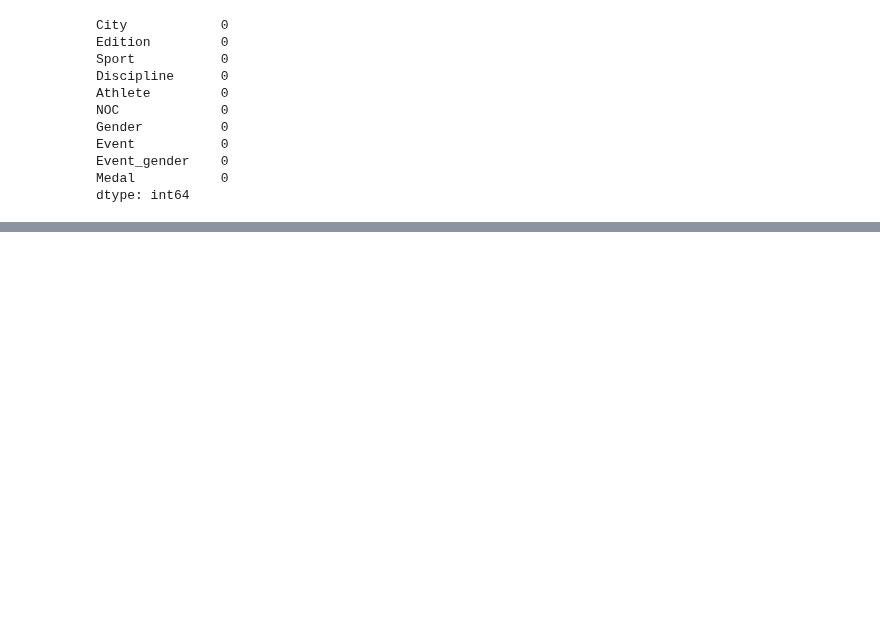
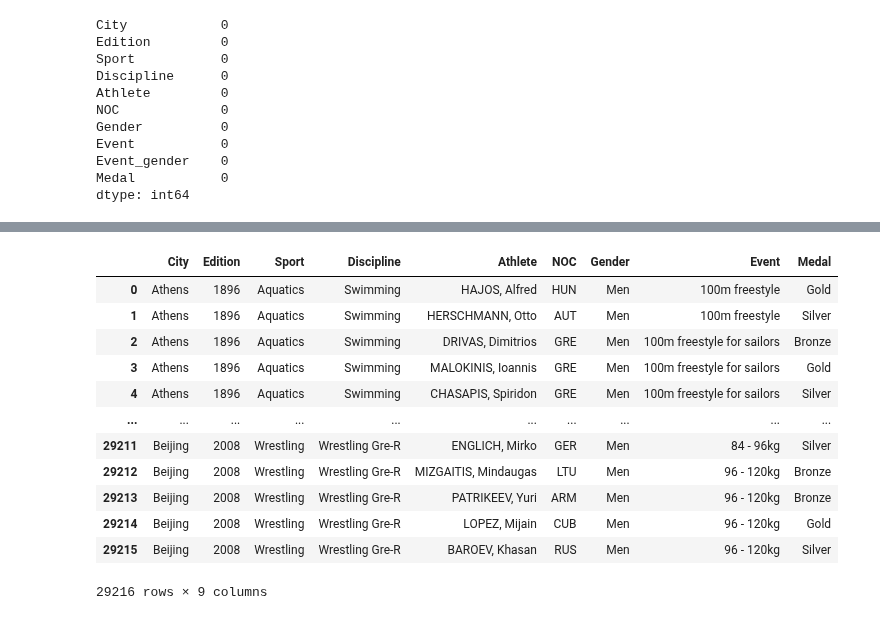
Before and after one commit to dariushazimi/notebooks, a Jupyter notebook: Introduction_To_Pandas.ipynb, the cells around one changed output, grey strips where cells are left out. Saved outputs shown, nothing was run; the diff lists cells and outputs as text; code cells hidden in the pictures; blank space fills up the shorter version.

Commit message:
Added dropping rows with missing val and dropping columns

```diff
--- a/Introduction_To_Pandas.ipynb
+++ b/Introduction_To_Pandas.ipynb
@@ -1878,0 +1882,2 @@ dtype: int64
+# %%
+oo['newcol'] = oo['City'] + oo['NOC']
@@ -1878,0 +1893,4 @@ dtype: int64
+# %%
+# Now lets drop all rows the missing value for newcol
+oo.dropna(subset=['newcol'], inplace=True)
+# this won't make any changes in our case since all rows have value for newcol
@@ -1878,0 +1906,19 @@ dtype: int64
+# %%
+# Drop the 'newcol' and 'Event_gender' columns
+oo.drop(['newcol', 'Event_gender'], axis='columns', inplace=True)
+# %%
+oo
+# %% [output]
+|  | City | Edition | Sport | Discipline | Athlete | NOC | Gender | Event | Medal |
+| 0 | Athens | 1896 | Aquatics | Swimming | HAJOS, Alfred | HUN | Men | 100m freestyle | Gold |
+| 1 | Athens | 1896 | Aquatics | Swimming | HERSCHMANN, Otto | AUT | Men | 100m freestyle | Silver |
+| 2 | Athens | 1896 | Aquatics | Swimming | DRIVAS, Dimitrios | GRE | Men | 100m freestyle for sailors | Bronze |
+| 3 | Athens | 1896 | Aquatics | Swimming | MALOKINIS, Ioannis | GRE | Men | 100m freestyle for sailors | Gold |
+| 4 | Athens | 1896 | Aquatics | Swimming | CHASAPIS, Spiridon | GRE | Men | 100m freestyle for sailors | Silver |
+| ... | ... | ... | ... | ... | ... | ... | ... | ... | ... |
+| 29211 | Beijing | 2008 | Wrestling | Wrestling Gre-R | ENGLICH, Mirko | GER | Men | 84 - 96kg | Silver |
+| 29212 | Beijing | 2008 | Wrestling | Wrestling Gre-R | MIZGAITIS, Mindaugas | LTU | Men | 96 - 120kg | Bronze |
+| 29213 | Beijing | 2008 | Wrestling | Wrestling Gre-R | PATRIKEEV, Yuri | ARM | Men | 96 - 120kg | Bronze |
+| 29214 | Beijing | 2008 | Wrestling | Wrestling Gre-R | LOPEZ, Mijain | CUB | Men | 96 - 120kg | Gold |
+| 29215 | Beijing | 2008 | Wrestling | Wrestling Gre-R | BAROEV, Khasan | RUS | Men | 96 - 120kg | Silver |
+29216 rows × 9 columns
```
Also changed, not shown: parts of 3 cells of this notebook.
